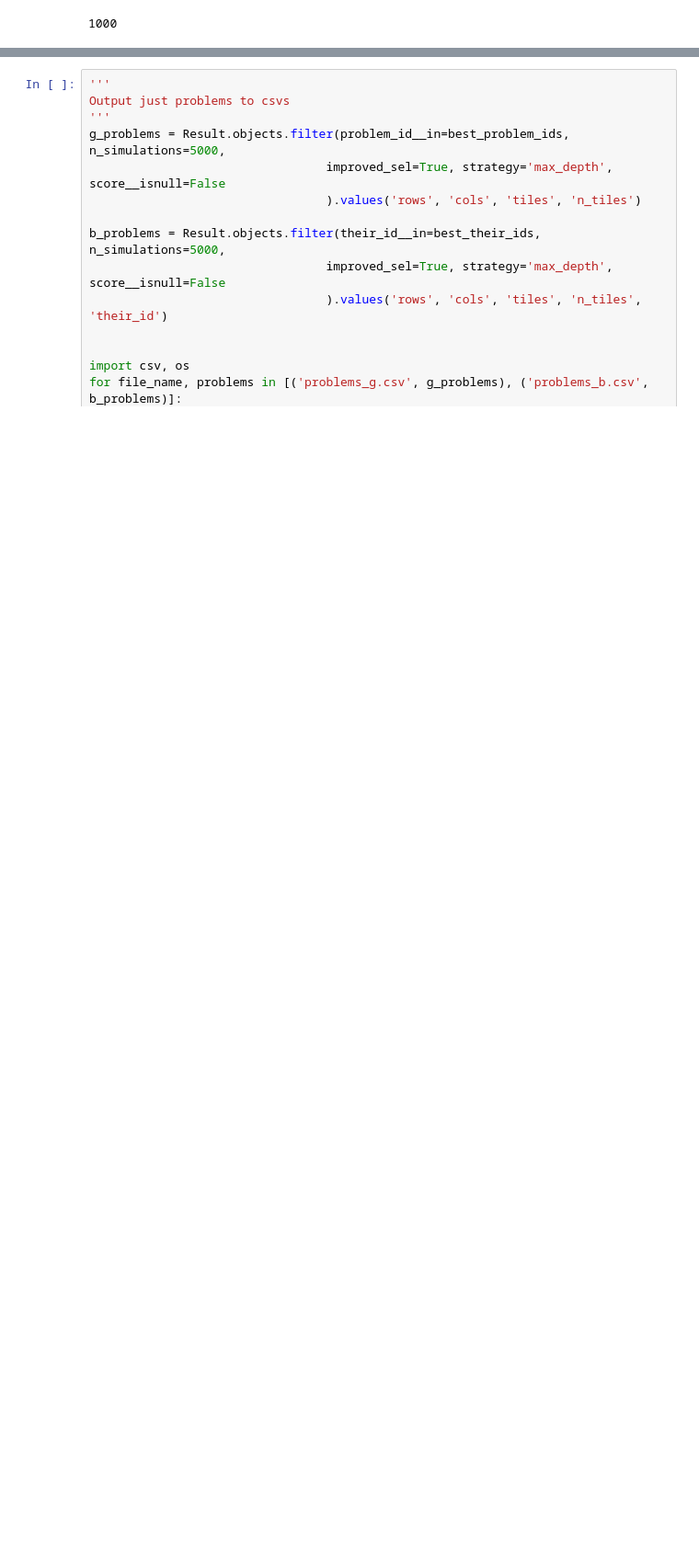
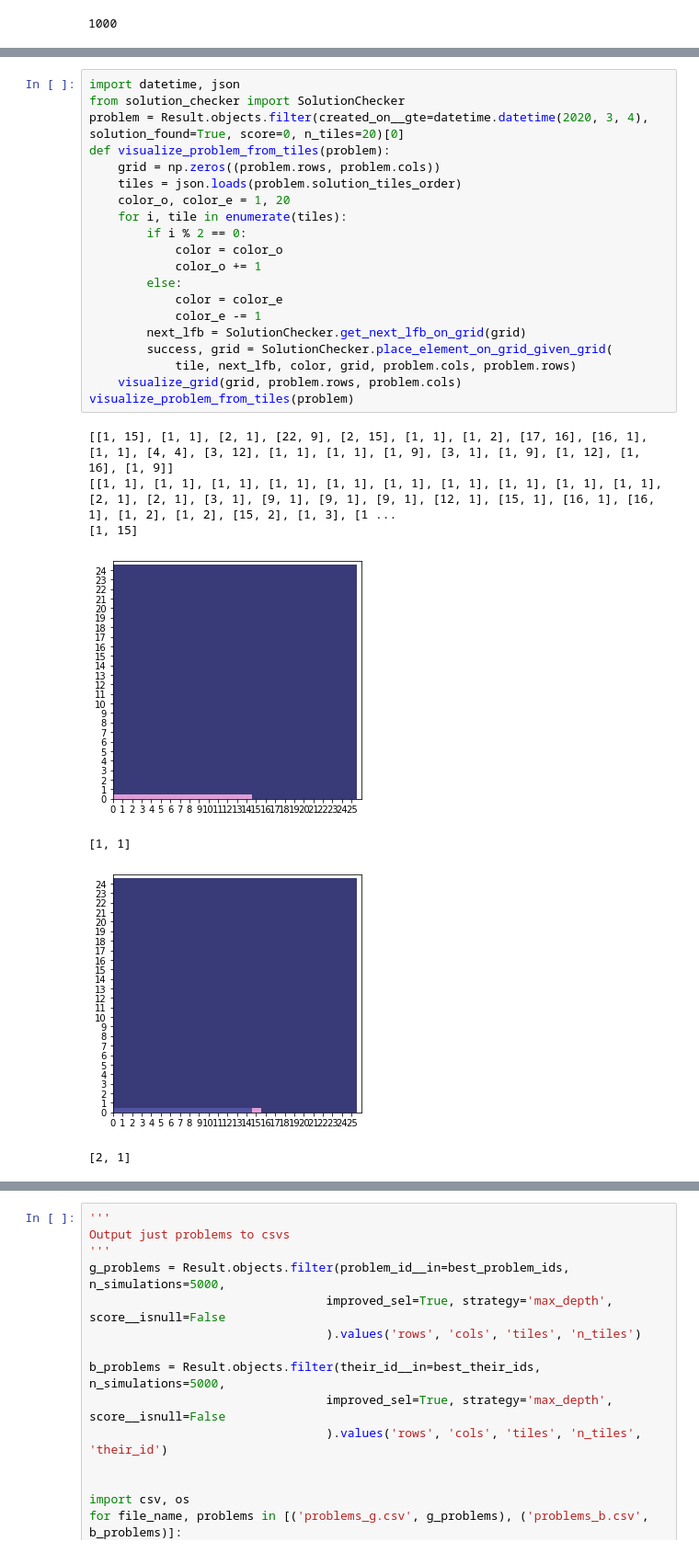
Before and after one commit to igorpejic/visapi, a Jupyter notebook: analsysis.ipynb, the cells around one changed output, grey strips where cells are left out. Shown at 92% size. Saved outputs shown, nothing was run; the diff lists cells and outputs as text; blank space fills up the shorter version.

```diff
--- a/analsysis.ipynb
+++ b/analsysis.ipynb
@@ -131,0 +137,28 @@ def visualize_grid(grid, rows, cols):
+# %%
+import datetime, json
+from solution_checker import SolutionChecker
+problem = Result.objects.filter(created_on__gte=datetime.datetime(2020, 3, 4), solution_found=True, score=0, n_tiles=20)[0]
+def visualize_problem_from_tiles(problem):
+    grid = np.zeros((problem.rows, problem.cols))
+    tiles = json.loads(problem.solution_tiles_order)
+    color_o, color_e = 1, 20
+    for i, tile in enumerate(tiles):
+        if i % 2 == 0:
+            color = color_o
+            color_o += 1
+        else:
+            color = color_e
+            color_e -= 1
+        next_lfb = SolutionChecker.get_next_lfb_on_grid(grid)
+        success, grid = SolutionChecker.place_element_on_grid_given_grid(
+            tile, next_lfb, color, grid, problem.cols, problem.rows)
+    visualize_grid(grid, problem.rows, problem.cols)
+visualize_problem_from_tiles(problem)
+# %% [output]
+[[1, 15], [1, 1], [2, 1], [22, 9], [2, 15], [1, 1], [1, 2], [17, 16], [16, 1], [1, 1], [4, 4], [3, 12], [1, 1], [1, 1], [1, 9], [3, 1], [1, 9], [1, 12], [1, 16], [1, 9]]
+[[1, 1], [1, 1], [1, 1], [1, 1], [1, 1], [1, 1], [1, 1], [1, 1], [1, 1], [1, 1], [2, 1], [2, 1], [3, 1], [9, 1], [9, 1], [9, 1], [12, 1], [15, 1], [16, 1], [16, 1], [1, 2], [1, 2], [15, 2], [1, 3], [1 ...
+[1, 15]
+[figure, added]
+[1, 1]
+[figure, added]
+[2, 1]
```
Also changed, not shown: parts of 11 cells of this notebook.
